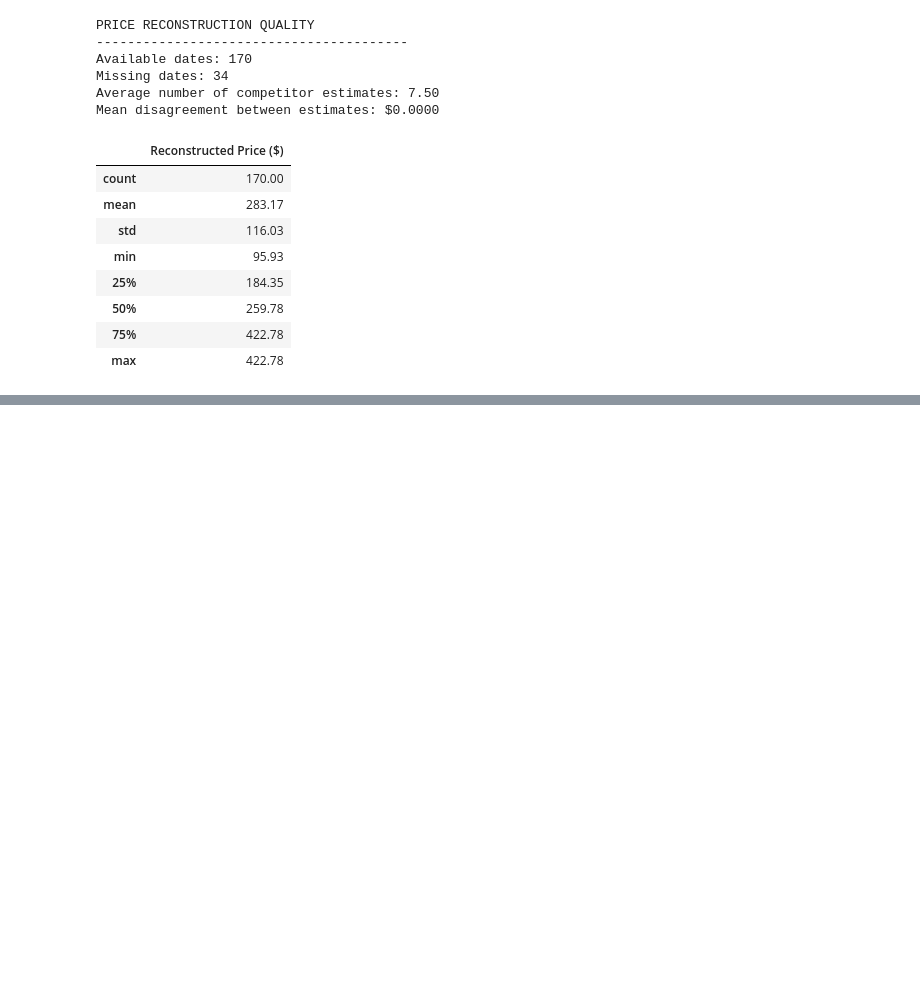
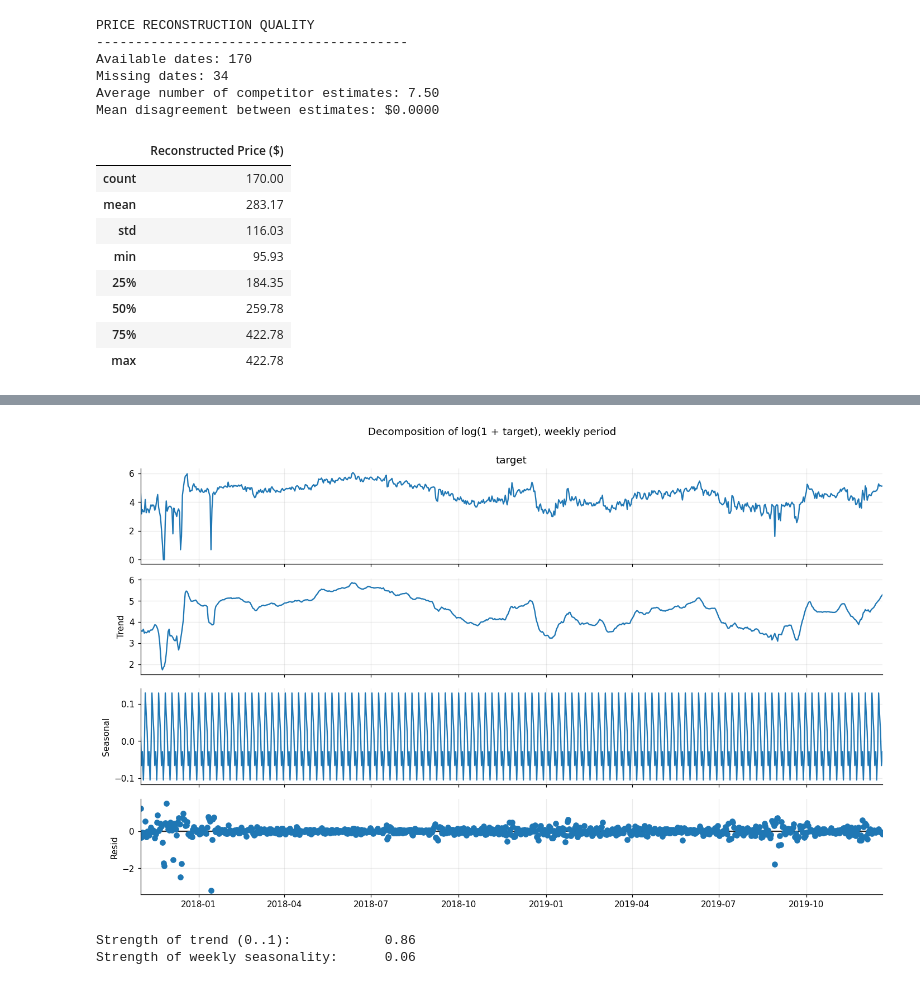
Before and after one commit to krasniukevych-marichka/Ice-Maker, a Jupyter notebook: eda.ipynb, the cells around one changed output, grey strips where cells are left out. Saved outputs shown, nothing was run; the diff lists cells and outputs as text; code cells hidden in the pictures; blank space fills up the shorter version.

```diff
--- a/eda.ipynb
+++ b/eda.ipynb
@@ -794,0 +972,18 @@ Mean disagreement between estimates: $0.0000
+# %%
+ls = np.log1p(ts)
+
+dec = seasonal_decompose(ls, model="additive", period=7, extrapolate_trend="freq")
+fig = dec.plot()
+fig.set_size_inches(13, 8)
+fig.suptitle("Decomposition of log(1 + target), weekly period", y=1.0)
+plt.tight_layout()
+plt.show()
+
+strength_trend = max(0, 1 - dec.resid.var() / (dec.resid + dec.trend).var())
+strength_season = max(0, 1 - dec.resid.var() / (dec.resid + dec.seasonal).var())
+print(f"Strength of trend (0..1):            {strength_trend:.2f}")
+print(f"Strength of weekly seasonality:      {strength_season:.2f}")
+# %% [output]
+[figure, added]
+Strength of trend (0..1):            0.86
+Strength of weekly seasonality:      0.06
```
Also changed, not shown: parts of 67 cells of this notebook.
